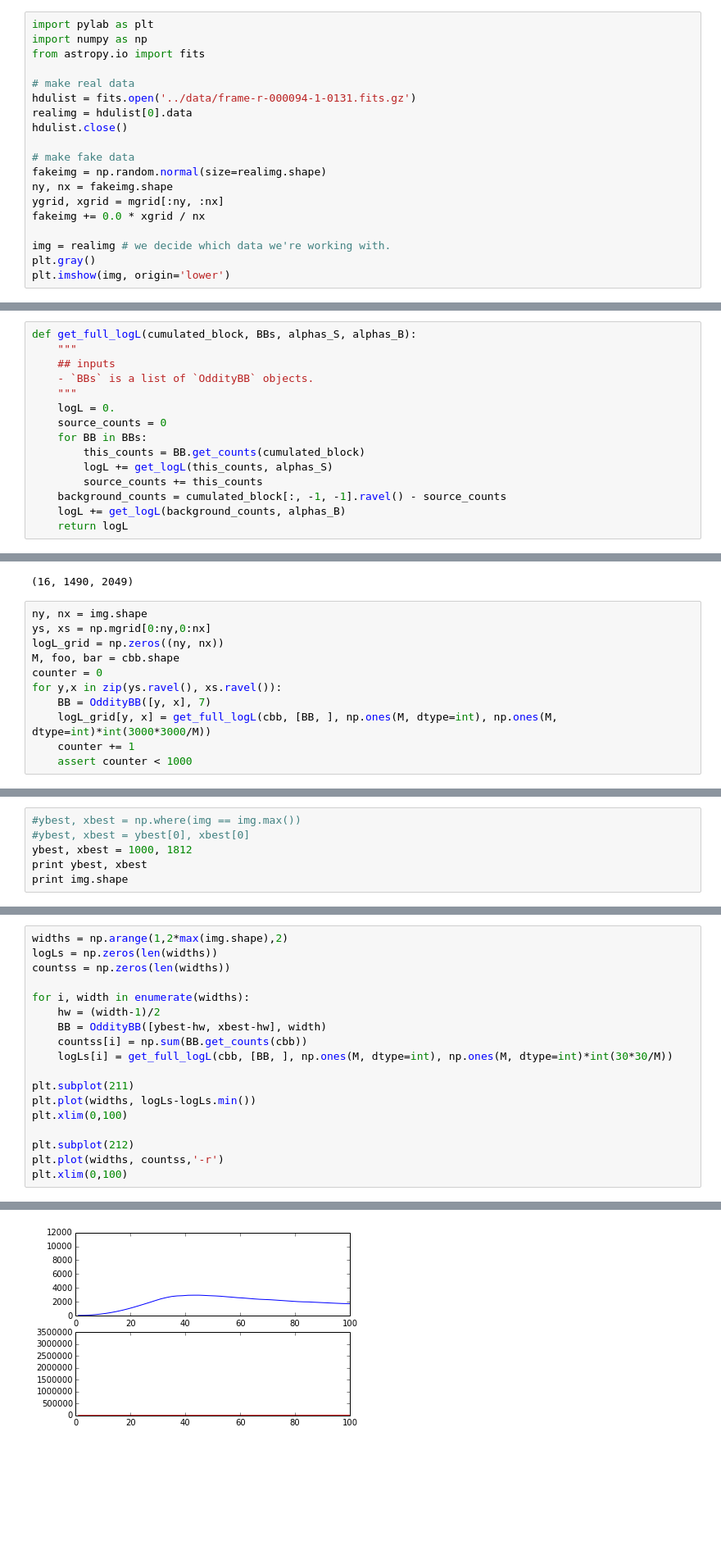
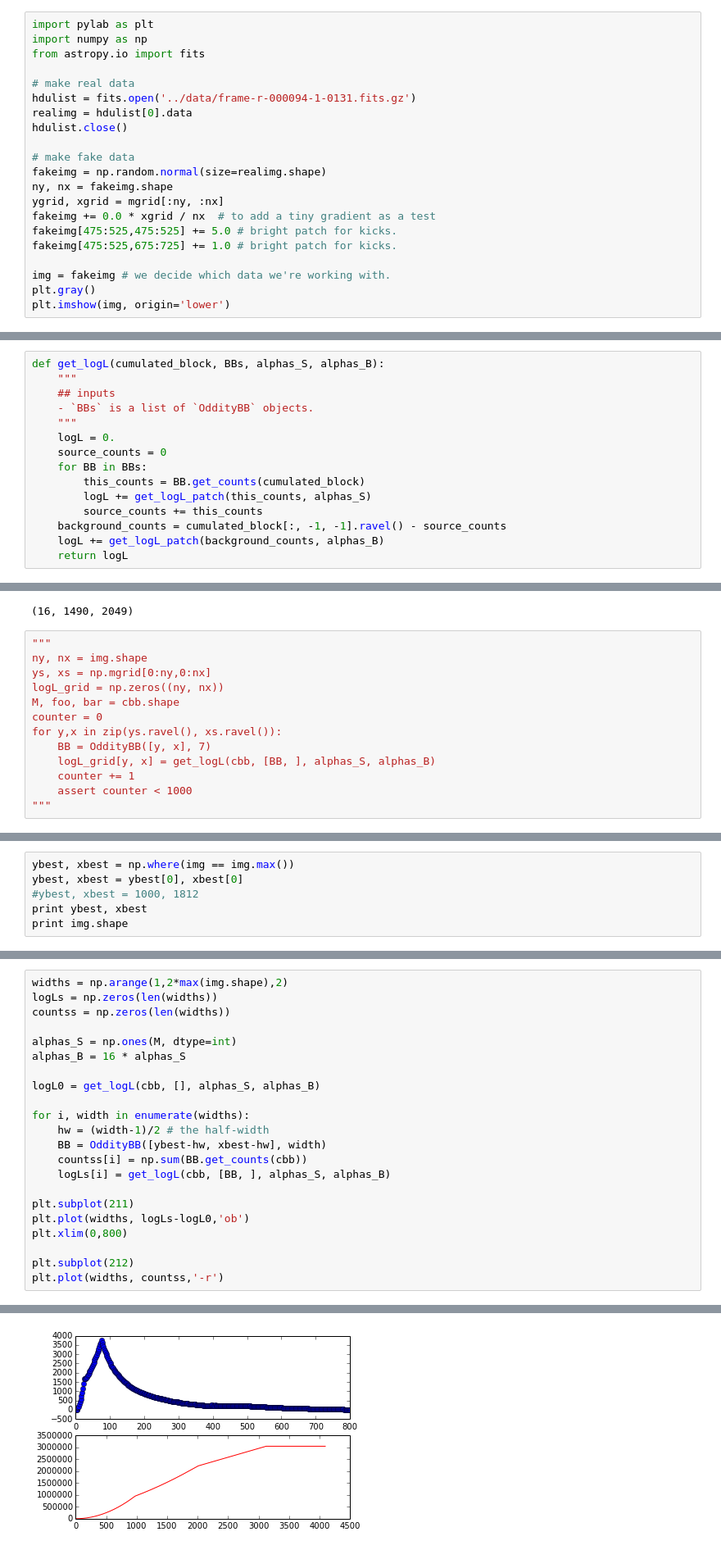
Before and after one commit to garibaldu/Oddity, a Jupyter notebook: code/squares.ipynb, the cells around one changed output, grey strips where cells are left out. Shown at 82% size. Cells and saved outputs as stored; diff of their text form; blank space fills up the shorter version.

```diff
--- a/code/squares.ipynb
+++ b/code/squares.ipynb
@@ -14,9 +14,11 @@ hdulist.close()
 fakeimg = np.random.normal(size=realimg.shape)
 ny, nx = fakeimg.shape
 ygrid, xgrid = mgrid[:ny, :nx]
-fakeimg += 0.0 * xgrid / nx
+fakeimg += 0.0 * xgrid / nx  # to add a tiny gradient as a test
+fakeimg[475:525,475:525] += 5.0 # bright patch for kicks.
+fakeimg[475:525,675:725] += 1.0 # bright patch for kicks.
 
-img = realimg # we decide which data we're working with.
+img = fakeimg # we decide which data we're working with.
 plt.gray()
 plt.imshow(img, origin='lower')
 # %% [output]
@@ -157,6 +179,6 @@ get_logL(): Calculating expensive lookup shit
 -7185.84482372
 # %%
-def get_full_logL(cumulated_block, BBs, alphas_S, alphas_B):
+def get_logL(cumulated_block, BBs, alphas_S, alphas_B):
     """
     ## inputs
     - `BBs` is a list of `OddityBB` objects.
@@ -165,16 +187,17 @@ def get_full_logL(cumulated_block, BBs, alphas_S, alphas_B):
     source_counts = 0
     for BB in BBs:
         this_counts = BB.get_counts(cumulated_block)
-        logL += get_logL(this_counts, alphas_S)
+        logL += get_logL_patch(this_counts, alphas_S)
         source_counts += this_counts
     background_counts = cumulated_block[:, -1, -1].ravel() - source_counts
-    logL += get_logL(background_counts, alphas_B)
+    logL += get_logL_patch(background_counts, alphas_B)
     return logL
 # %%
 cbb.shape
 # %% [output]
 (16, 1490, 2049)
 # %%
+"""
 ny, nx = img.shape
 ys, xs = np.mgrid[0:ny,0:nx]
 logL_grid = np.zeros((ny, nx))
@@ -182,7 +205,8 @@ M, foo, bar = cbb.shape
 counter = 0
 for y,x in zip(ys.ravel(), xs.ravel()):
     BB = OddityBB([y, x], 7)
-    logL_grid[y, x] = get_full_logL(cbb, [BB, ], np.ones(M, dtype=int), np.ones(M, dtype=int)*int(3000*3000/M))
+    logL_grid[y, x] = get_logL(cbb, [BB, ], alphas_S, alphas_B)
     counter += 1
     assert counter < 1000
+"""
 # %% [output]
@@ -190,7 +214,7 @@ AssertionError:
 # %%
-#ybest, xbest = np.where(img == img.max())
-#ybest, xbest = ybest[0], xbest[0]
-ybest, xbest = 1000, 1812
+ybest, xbest = np.where(img == img.max())
+ybest, xbest = ybest[0], xbest[0]
+#ybest, xbest = 1000, 1812
 print ybest, xbest
 print img.shape
 # %% [output]
@@ -214,17 +235,21 @@ widths = np.arange(1,2*max(img.shape),2)
 logLs = np.zeros(len(widths))
 countss = np.zeros(len(widths))
 
+alphas_S = np.ones(M, dtype=int)
+alphas_B = 16 * alphas_S
+
+logL0 = get_logL(cbb, [], alphas_S, alphas_B)
+
 for i, width in enumerate(widths):
-    hw = (width-1)/2
+    hw = (width-1)/2 # the half-width
     BB = OddityBB([ybest-hw, xbest-hw], width)
     countss[i] = np.sum(BB.get_counts(cbb))
-    logLs[i] = get_full_logL(cbb, [BB, ], np.ones(M, dtype=int), np.ones(M, dtype=int)*int(30*30/M))
+    logLs[i] = get_logL(cbb, [BB, ], alphas_S, alphas_B)
 
 plt.subplot(211)
-plt.plot(widths, logLs-logLs.min())
-plt.xlim(0,100)
+plt.plot(widths, logLs-logL0,'ob')
+plt.xlim(0,800)
 
 plt.subplot(212)
 plt.plot(widths, countss,'-r')
-plt.xlim(0,100)
 # %% [output]
@@ -232 +258 @@ plt.xlim(0,100)
-[figure, old version]
+[figure, new version]
```
Also changed, not shown: parts of 13 cells of this notebook.
